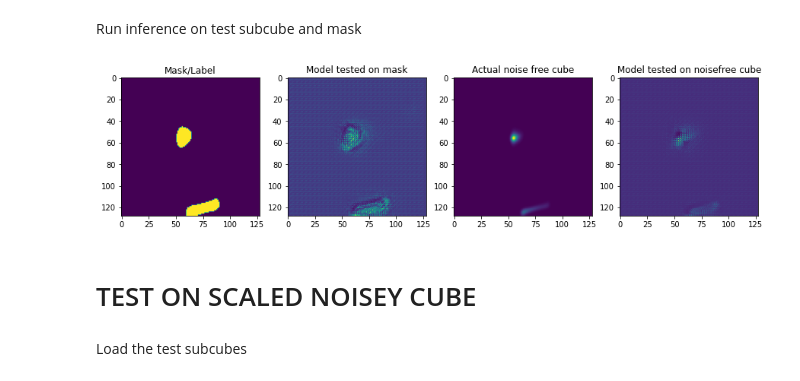
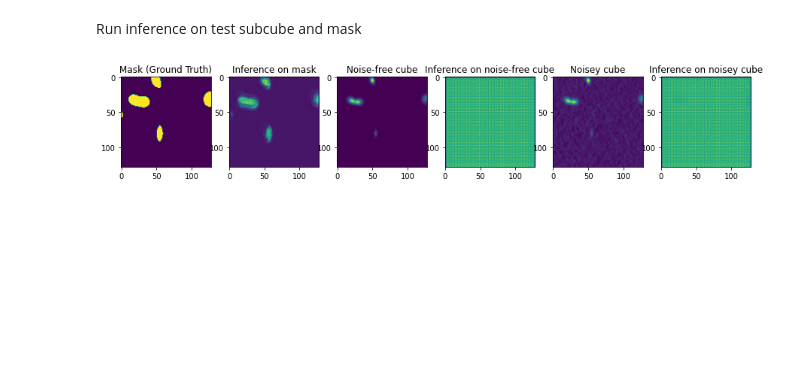
Before and after one commit to Jbarkai/HISourceFinder, a Jupyter notebook: notebooks/Inference.ipynb, the cells around one changed output. Drawn from its saved outputs; the diff is of its cells as text; code cells hidden in the pictures; blank space fills up the shorter version.

Commit message:
fix inference

```diff
--- a/notebooks/Inference.ipynb
+++ b/notebooks/Inference.ipynb
@@ -138,0 +94,9 @@ torch.Size([1, 1, 128, 128, 64])
+# %%
+view_x = np.moveaxis(fits.getdata("../data/training/Input/noisefree_1245mosB.fits")[40:40+64, 600:600+128, 500:500+128], 0, 2)
+view_y = np.moveaxis(fits.getdata("../data/training/Target/mask_1245mosB.fits")[40:40+64, 600:600+128, 500:500+128], 0, 2)
+noise_data = np.moveaxis(fits.getdata("../data/mosaics/1245mosB.derip.fits")[40:40+64, 600:600+128, 500:500+128], 0, 2)
+view_x2 = view_x*4e1 + noise_data
+
+data_loader_tensor = torch.FloatTensor(view_x.astype(np.float32)).unsqueeze(0)[None, ...]
+data_loader_tensor2 = torch.FloatTensor(view_x2.astype(np.float32)).unsqueeze(0)[None, ...]
+data_loader_mask = torch.FloatTensor(view_y.astype(np.float32)).unsqueeze(0)[None, ...]
@@ -142,24 +120,29 @@ Run inference on test subcube and mask
 model.eval()
 with torch.no_grad():
     out_cube = model.inference(data_loader_tensor)
+    out_cube2 = model.inference(data_loader_tensor2)
     out_mask = model.inference(data_loader_mask)
-# full_vol_prediction = out.view(1, 128, 128, 64)
-# _, indices = full_vol_prediction.max(dim=0)
-# out_softmax = torch.softmax(out, dim=0)
 # %%
-fig, axes = plt.subplots(1, 4, figsize=(15, 15))
-axes[0].imshow(data_loader_mask.squeeze()[..., 10])
-axes[0].set_title("Mask/Label")
-axes[1].imshow(out_mask.squeeze()[..., 10])
-axes[1].set_title("Model tested on mask")
-axes[2].imshow(data_loader_tensor.squeeze()[..., 10])
-axes[2].set_title("Actual noise free cube")
-axes[3].imshow(out_cube.squeeze()[..., 10])
-axes[3].set_title("Model tested on noisefree cube")
+fig, axes = plt.subplots(1, 6, figsize=(15, 15))
+
+axes[0].imshow(data_loader_mask.squeeze()[..., 30])
+axes[0].set_title("Mask (Ground Truth)")
+
+axes[1].imshow(out_mask.squeeze()[..., 30])
+axes[1].set_title("Inference on mask")
+
+axes[2].imshow(view_x[..., 30])
+axes[2].set_title("Noise-free cube")
+
+axes[3].imshow(out_cube.squeeze()[..., 30])
+axes[3].set_title("Inference on noise-free cube")
+
+axes[4].imshow(view_x2[..., 30])
+axes[4].set_title("Noisey cube")
+
+axes[5].imshow(out_cube2.squeeze()[..., 30])
+axes[5].set_title("Inference on noisey cube")
+
 plt.show()
 # %% [output]
-[figure, old version]
+[figure, new version]
-# %% [markdown]
-# TEST ON SCALED NOISEY CUBE
-# %% [markdown]
-Load the test subcubes
```
Also changed, not shown: parts of 14 cells of this notebook.
